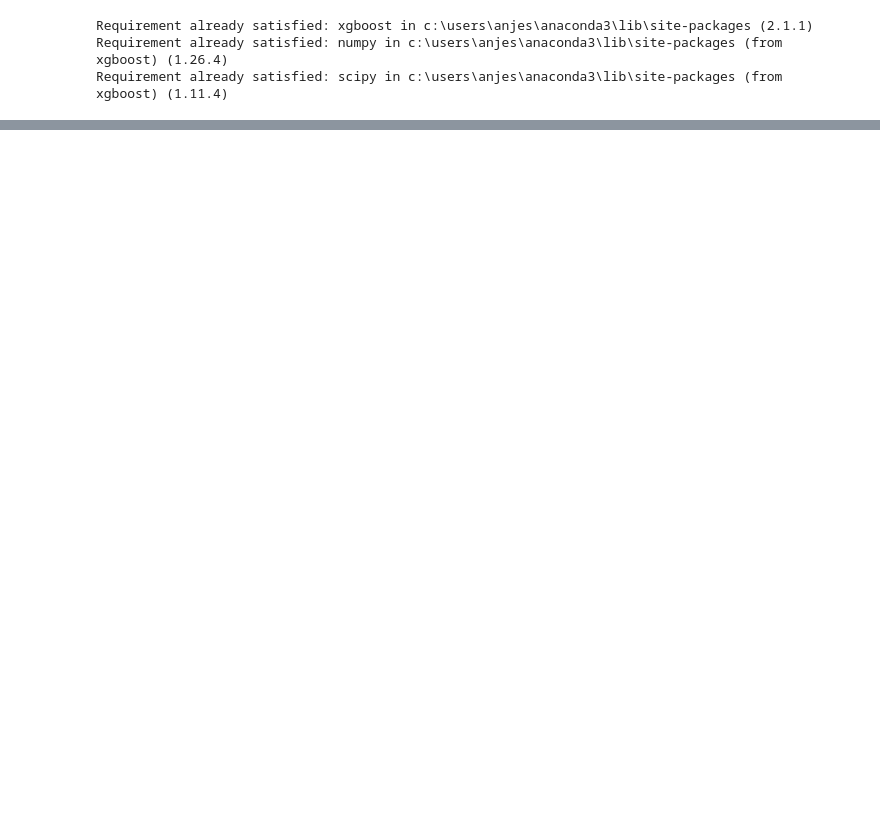
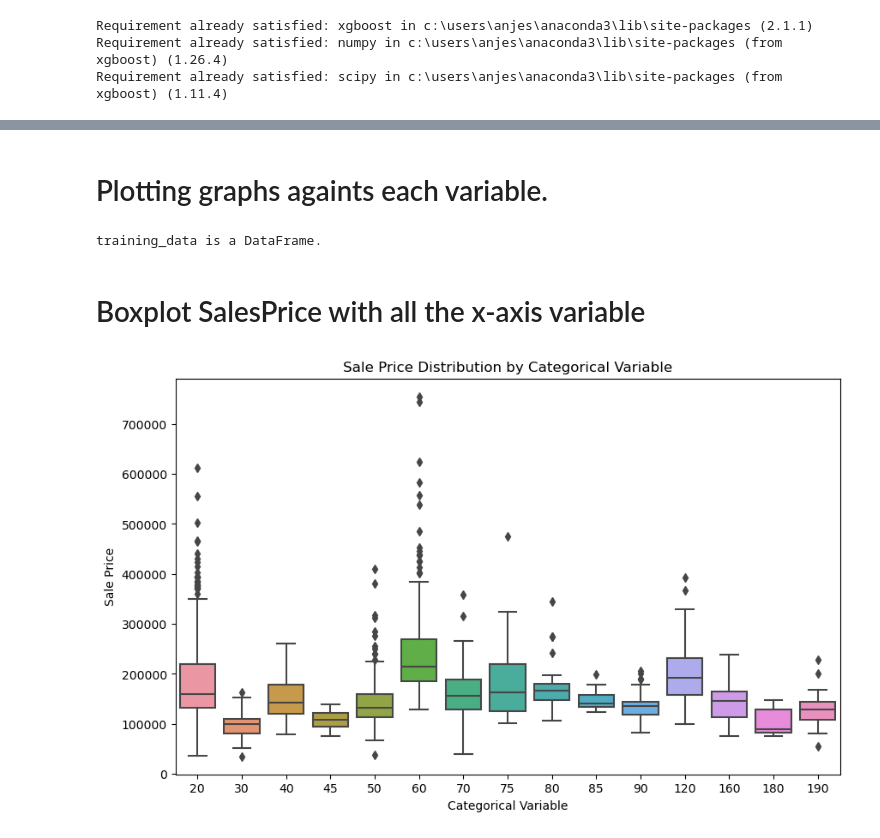
Before and after one commit to AJ-111/House-Price-Advance-Regression-Analysis, a Jupyter notebook: House_price_advance_analysis.ipynb, the cells around one changed output, grey strips where cells are left out. Drawn from its saved outputs; the diff is of its cells as text; code cells hidden in the pictures; blank space fills up the shorter version.

```diff
--- a/House_price_advance_analysis.ipynb
+++ b/House_price_advance_analysis.ipynb
@@ -320,0 +382,3 @@ plt.hist(final)
+# %%
+x_axis = traning_data.drop(columns='SalePrice')
+y_axis = traning_data['SalePrice']
@@ -320,0 +484,23 @@ plt.hist(final)
+# %% [markdown]
+# Plotting graphs againts each variable.
+# %%
+#Line plot
+if isinstance(traning_data, pd.DataFrame):
+    print("training_data is a DataFrame.")
+else:
+    print("training_data is not a DataFrame. Converting...")
+    # Convert to DataFrame (assuming training_data is a compatible structure, like a list of dictionaries)
+    traning_data = pd.DataFrame(traning_data)
+# %% [output]
+training_data is a DataFrame.
+# %% [markdown]
+# Boxplot SalesPrice with all the x-axis variable
+# %%
+plt.figure(figsize=(10, 6))
+sns.boxplot(x=x_axis, y='SalePrice', data=traning_data)
+plt.title('Sale Price Distribution by Categorical Variable')
+plt.xlabel('Categorical Variable')
+plt.ylabel('Sale Price')
+plt.show()
+# %% [output]
+[figure, added]
```
Also changed, not shown: parts of 59 cells of this notebook, 1 other file.
